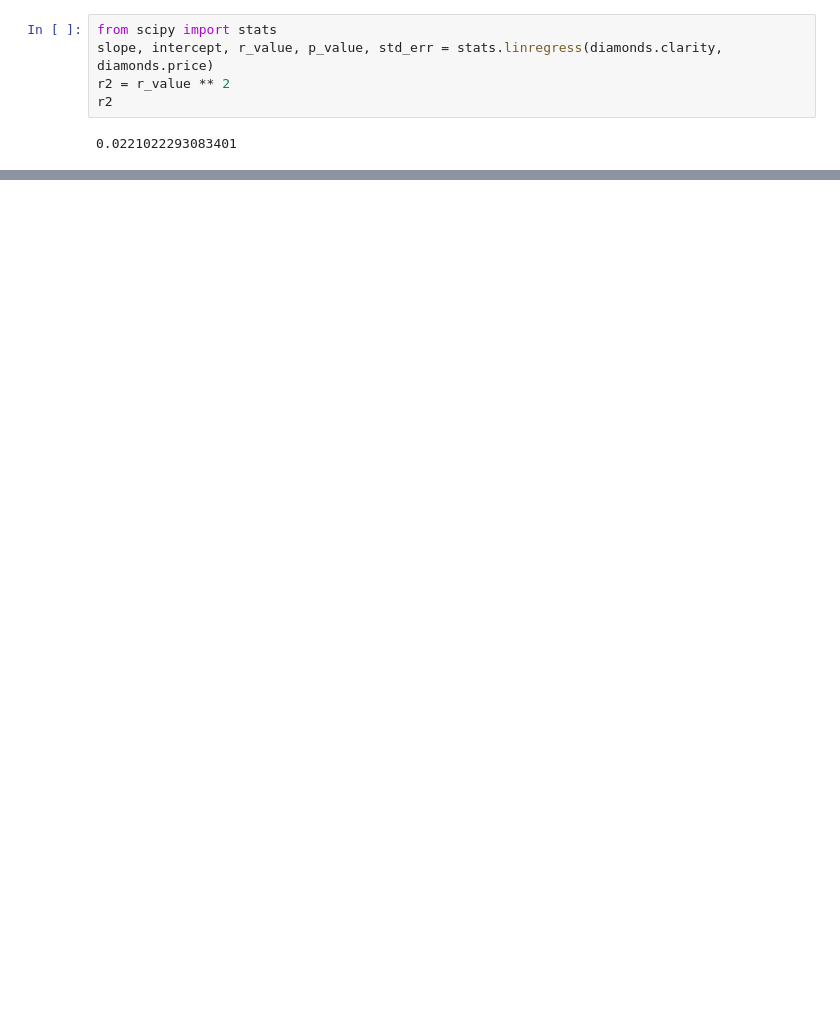
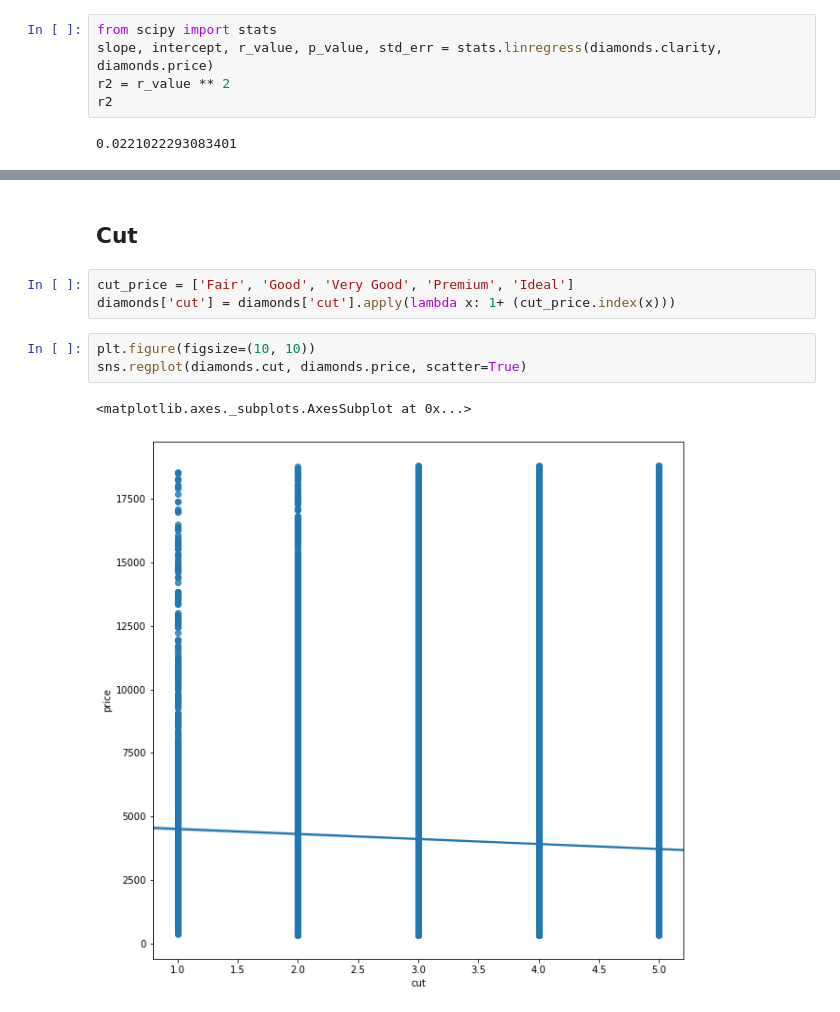
Before and after one commit to pgarcias01/Ironhack_DAFT, a Jupyter notebook: Projects/Mini-Project_Linear_Regression/Primeira_tentativa.ipynb, the cells around one changed output, grey strips where cells are left out. Drawn from its saved outputs; the diff is of its cells as text; blank space fills up the shorter version.

```diff
--- a/Projects/Mini-Project_Linear_Regression/Primeira_tentativa.ipynb
+++ b/Projects/Mini-Project_Linear_Regression/Primeira_tentativa.ipynb
@@ -42,0 +64,11 @@ r2
+# %% [markdown]
+## Cut
+# %%
+cut_price = ['Fair', 'Good', 'Very Good', 'Premium', 'Ideal']
+diamonds['cut'] = diamonds['cut'].apply(lambda x: 1+ (cut_price.index(x)))
+# %%
+plt.figure(figsize=(10, 10))
+sns.regplot(diamonds.cut, diamonds.price, scatter=True)
+# %% [output]
+<matplotlib.axes._subplots.AxesSubplot at 0x...>
+[figure, added]
```
Also changed, not shown: parts of 23 cells of this notebook, 2 other files.
